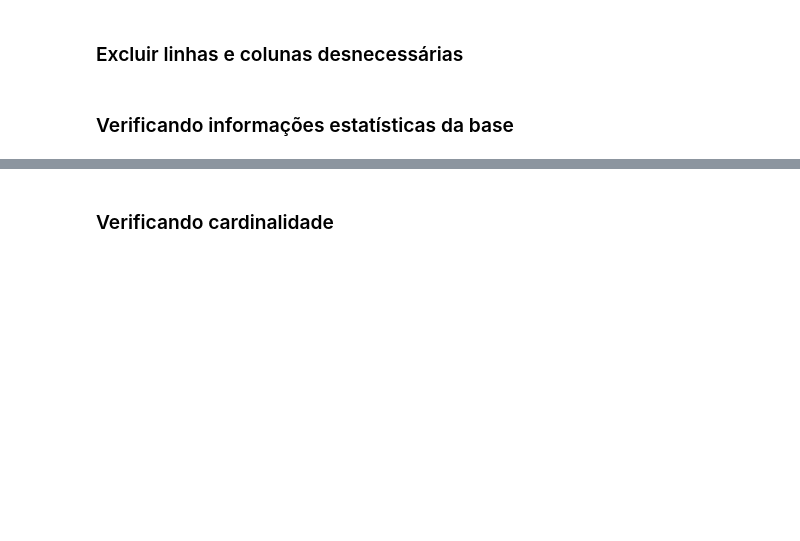
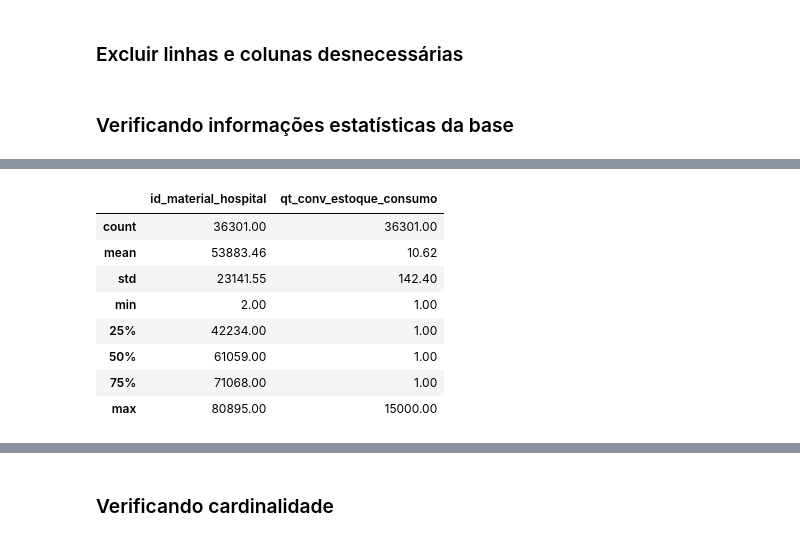
Before and after one commit to pedrofurmam/projeto-ciencia-de-dados, a Jupyter notebook: Projeto - Ciência de Dados Desafio.ipynb, the cells around one changed output, grey strips where cells are left out. Drawn from its saved outputs; the diff is of its cells as text; code cells hidden in the pictures; blank space fills up the shorter version.

```diff
--- a/Projeto - Ciência de Dados Desafio.ipynb
+++ b/Projeto - Ciência de Dados Desafio.ipynb
@@ -216,0 +275,7 @@ memory usage: 483.8+ MB
+# %%
+# selecionando apenas as colunas desejadas do DataFrame itens
+colunas_desejadas2 = ['id_material_hospital','ds_material_hospital','ie_ativo','ds_classe_material','ds_subgrupo_material','ds_grupo_material','qt_conv_estoque_consumo','ds_unidade_medida_compra',
+]
+novo_itens = itens[colunas_desejadas2].copy()
+
+novo_itens.info()
@@ -249,0 +369,10 @@ Data de Referência Máxima: 2024-12-01 00:00:00
+# %%
+# alterando domínio das colunas categóricas de objeto para category
+colunas_categoricas2 = ['ds_classe_material', 'ds_subgrupo_material','ds_grupo_material', 'ds_unidade_medida_compra']
+for coluna in colunas_categoricas2:
+    novo_itens[coluna] = novo_itens[coluna].astype('category')
+
+# Alterando ds_material_hospital para text
+novo_itens['ds_material_hospital'] = novo_itens['ds_material_hospital'].astype('string')
+
+novo_itens.info()
@@ -280 +469,17 @@ dtype: int64
+# %%
+#base itens
+# Exibe números sem notação científica
+pd.set_option('display.float_format', '{:.2f}'.format)
+# Exibe o describe apenas para colunas numéricas
+novo_itens.select_dtypes(include=['number']).describe()
+# %% [output]
+|  | id_material_hospital | qt_conv_estoque_consumo |
+| count | 36301.00 | 36301.00 |
+| mean | 53883.46 | 10.62 |
+| std | 23141.55 | 142.40 |
+| min | 2.00 | 1.00 |
+| 25% | 42234.00 | 1.00 |
+| 50% | 61059.00 | 1.00 |
+| 75% | 71068.00 | 1.00 |
+| max | 80895.00 | 15000.00 |
 # %%
```
Also changed, not shown: parts of 29 cells of this notebook.
